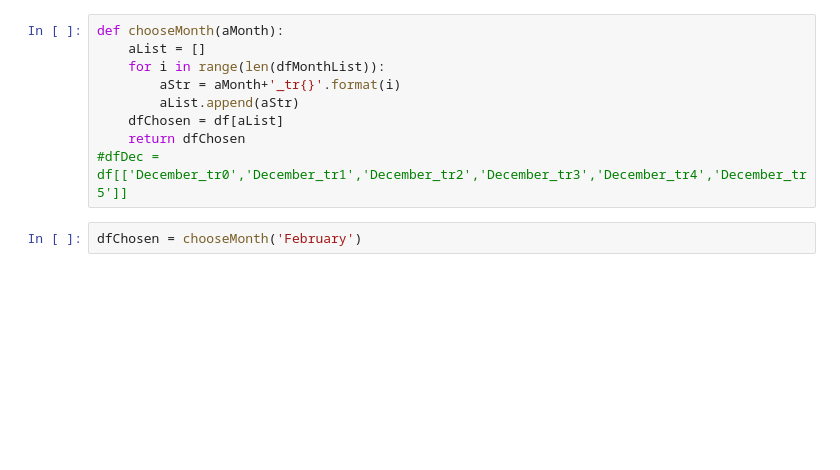
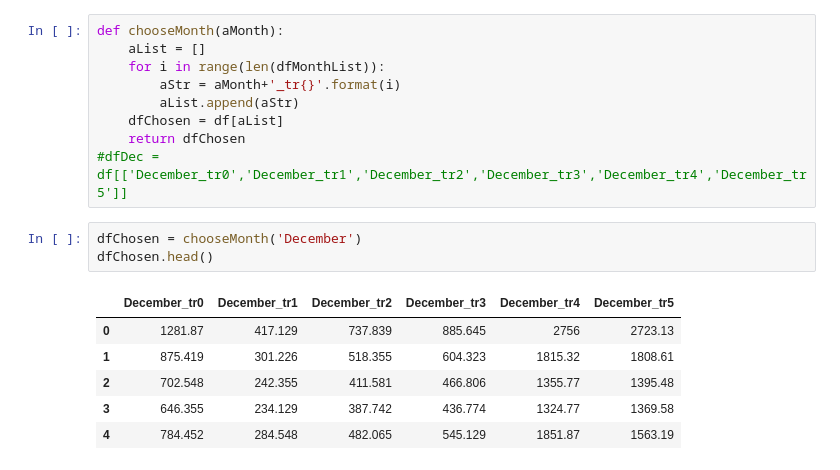
Before and after one commit to yvonnexu442/VIPTrafficAnalysis, a Jupyter notebook: cleaned_traffic_data/SensorCombined.ipynb, the cells around one changed output. Saved outputs shown, nothing was run; the diff lists cells and outputs as text; blank space fills up the shorter version.

```diff
--- a/cleaned_traffic_data/SensorCombined.ipynb
+++ b/cleaned_traffic_data/SensorCombined.ipynb
@@ -323,5 +325,13 @@ def chooseMonth(aMonth):
     return dfChosen
 #dfDec = df[['December_tr0','December_tr1','December_tr2','December_tr3','December_tr4','December_tr5']]
 # %%
-dfChosen = chooseMonth('February')
+dfChosen = chooseMonth('December')
+dfChosen.head()
+# %% [output]
+|  | December_tr0 | December_tr1 | December_tr2 | December_tr3 | December_tr4 | December_tr5 |
+| 0 | 1281.87 | 417.129 | 737.839 | 885.645 | 2756 | 2723.13 |
+| 1 | 875.419 | 301.226 | 518.355 | 604.323 | 1815.32 | 1808.61 |
+| 2 | 702.548 | 242.355 | 411.581 | 466.806 | 1355.77 | 1395.48 |
+| 3 | 646.355 | 234.129 | 387.742 | 436.774 | 1324.77 | 1369.58 |
+| 4 | 784.452 | 284.548 | 482.065 | 545.129 | 1851.87 | 1563.19 |
 # %%
```
Also changed, not shown: parts of 4 cells of this notebook.
